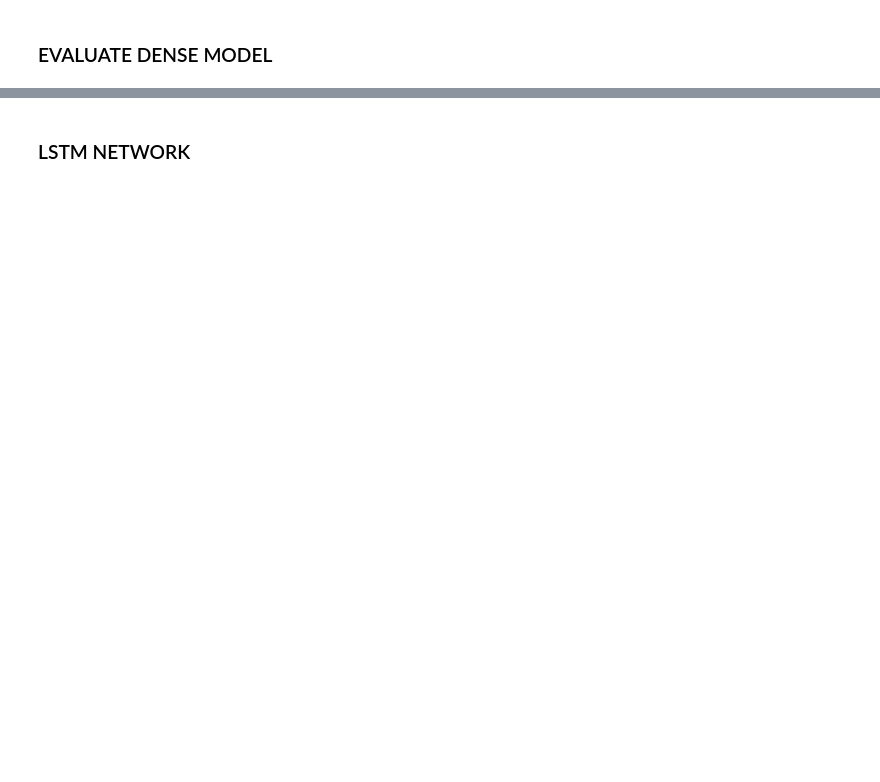
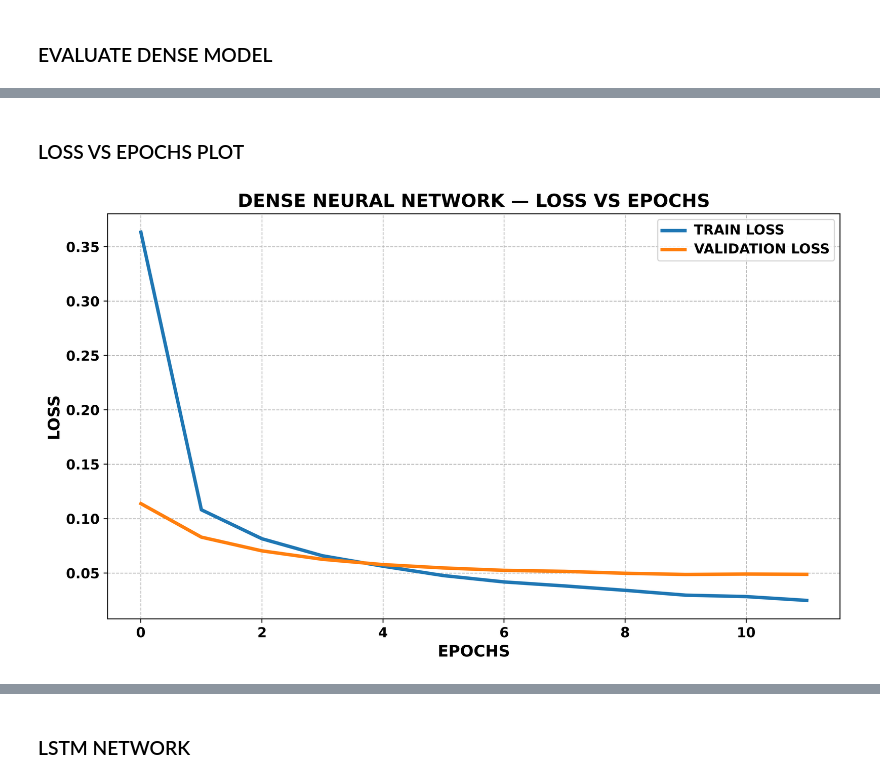
Before and after one commit to DaRkSouL36/FAKE-NEWS-DETECTION, a Jupyter notebook: NOTEBOOKS/Main[4].ipynb, the cells around one changed output, grey strips where cells are left out. Drawn from its saved outputs; the diff is of its cells as text; code cells hidden in the pictures; blank space fills up the shorter version.

```diff
--- a/NOTEBOOKS/Main[4].ipynb
+++ b/NOTEBOOKS/Main[4].ipynb
@@ -93,0 +177,25 @@ weighted avg       0.99      0.99      0.99      7730
+# %% [markdown]
+### LOSS VS EPOCHS PLOT
+# %%
+# FUNCTION TO PLOT TRAINING & VALIDATION LOSS
+def plot_loss(history, title="Model Loss"):
+    plt.figure(figsize=(10, 6), dpi=500)
+    plt.plot(history.history['loss'], label='TRAIN LOSS', linewidth=3)
+    plt.plot(history.history['val_loss'], label='VALIDATION LOSS', linewidth=3)
+    plt.title(f"{title.upper()} — LOSS VS EPOCHS", fontsize=16, fontweight='bold')
+    plt.xlabel("EPOCHS", fontsize=14, fontweight='bold')
+    plt.ylabel("LOSS", fontsize=14, fontweight='bold')
+    plt.xticks(fontsize=12, fontweight='bold')
+    plt.yticks(fontsize=12, fontweight='bold')
+    legend = plt.legend()
+    for text in legend.get_texts():
+        text.set_fontsize(12)
+        text.set_fontweight('bold')
+    plt.grid(True, linestyle='--', linewidth=0.7)
+    plt.tight_layout()
+    plt.show()
+
+# CALL THE FUNCTION
+plot_loss(history, title="Dense Neural Network")
+# %% [output]
+[figure, added]
```
Also changed, not shown: parts of 14 cells of this notebook.
